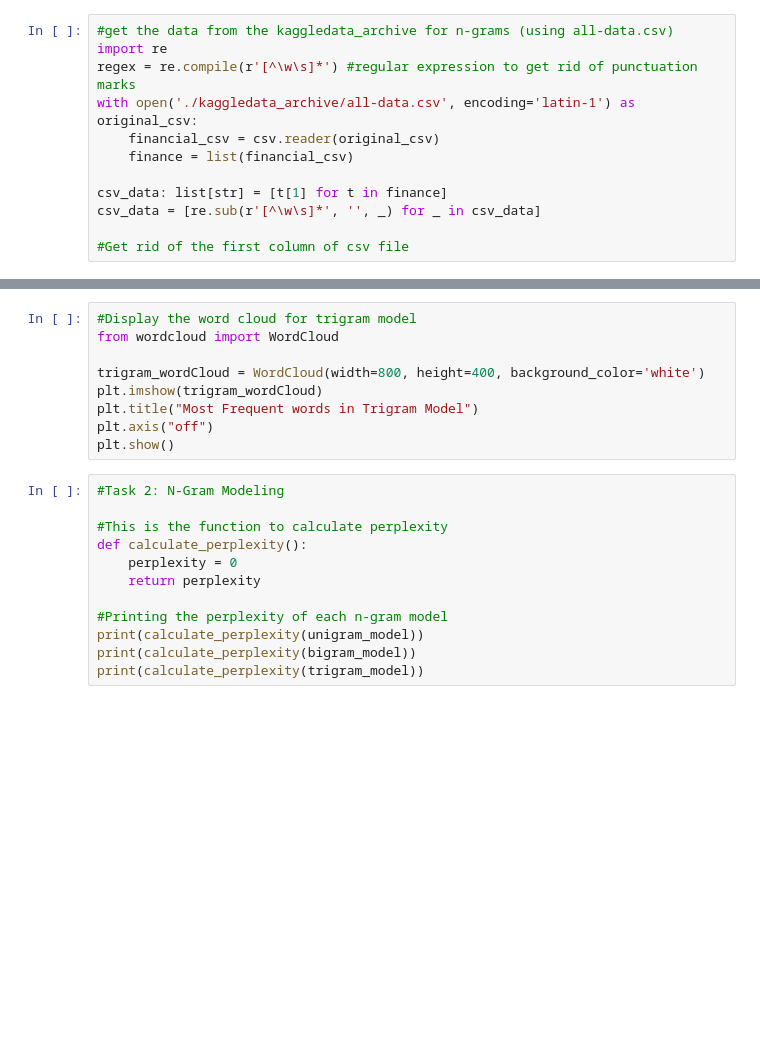
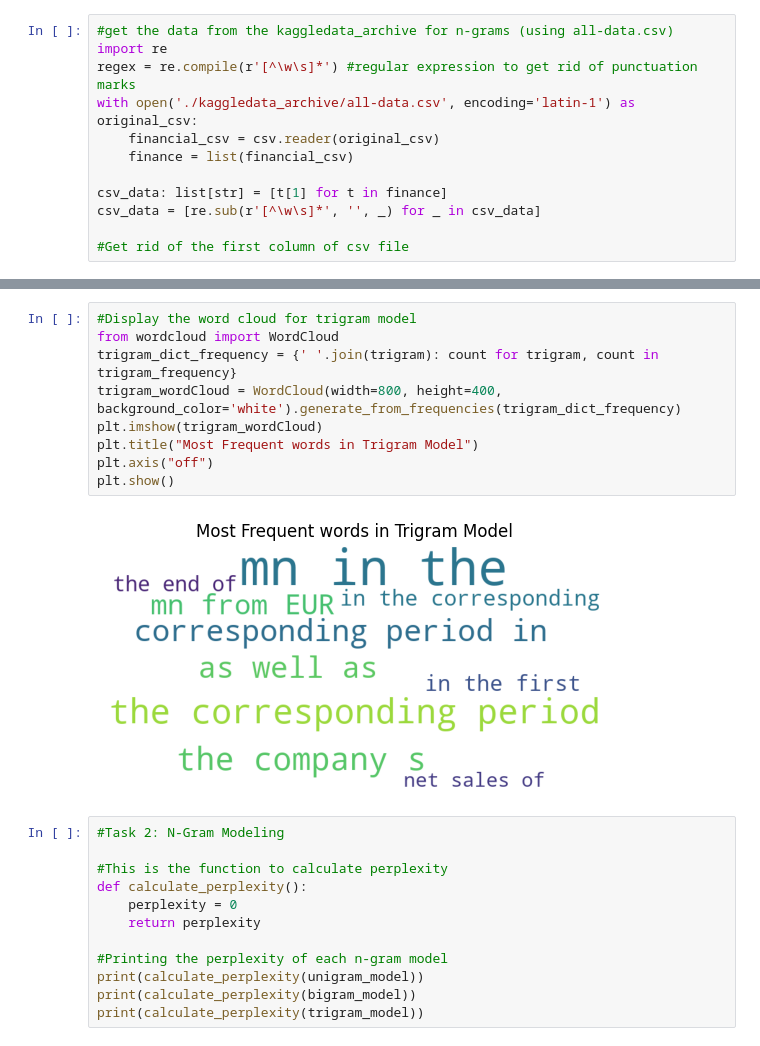
Before and after one commit to AJ-Gaston/CS733-NLP, a Jupyter notebook: Assignment1/Assignment1.ipynb, the cells around one changed output, grey strips where cells are left out. Saved outputs shown, nothing was run; the diff lists cells and outputs as text; blank space fills up the shorter version.

```diff
--- a/Assignment1/Assignment1.ipynb
+++ b/Assignment1/Assignment1.ipynb
@@ -105,12 +106,14 @@ ValueError: could not convert string to float: 'the'
 # %%
 #Display the word cloud for trigram model
 from wordcloud import WordCloud
-
-trigram_wordCloud = WordCloud(width=800, height=400, background_color='white')
+trigram_dict_frequency = {' '.join(trigram): count for trigram, count in trigram_frequency}
+trigram_wordCloud = WordCloud(width=800, height=400, background_color='white').generate_from_frequencies(trigram_dict_frequency)
 plt.imshow(trigram_wordCloud)
 plt.title("Most Frequent words in Trigram Model")
 plt.axis("off")
 plt.show()
+# %% [output]
+[figure, added]
 # %%
 #Task 2: N-Gram Modeling
 
```
Also changed, not shown: parts of 3 cells of this notebook.
